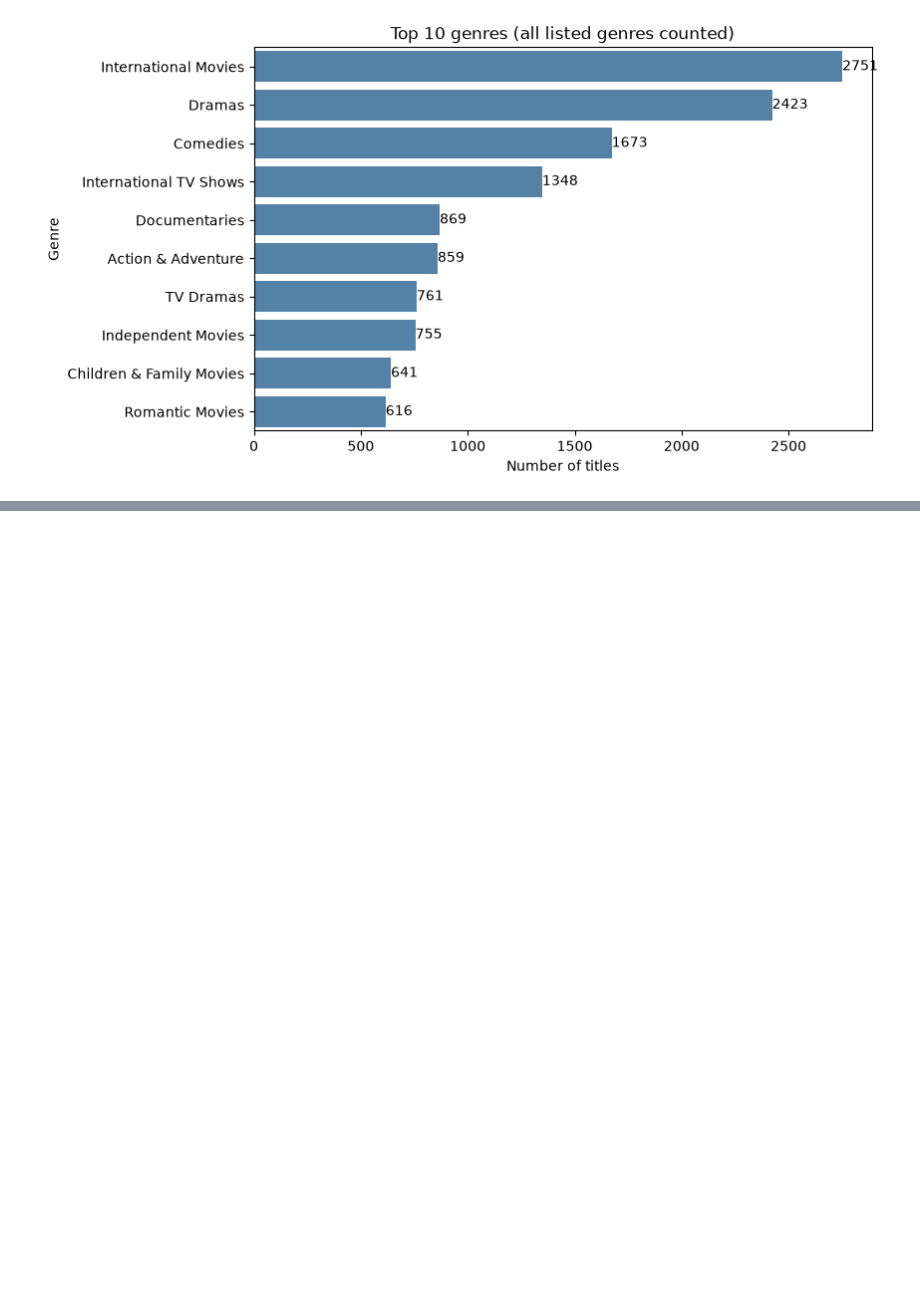
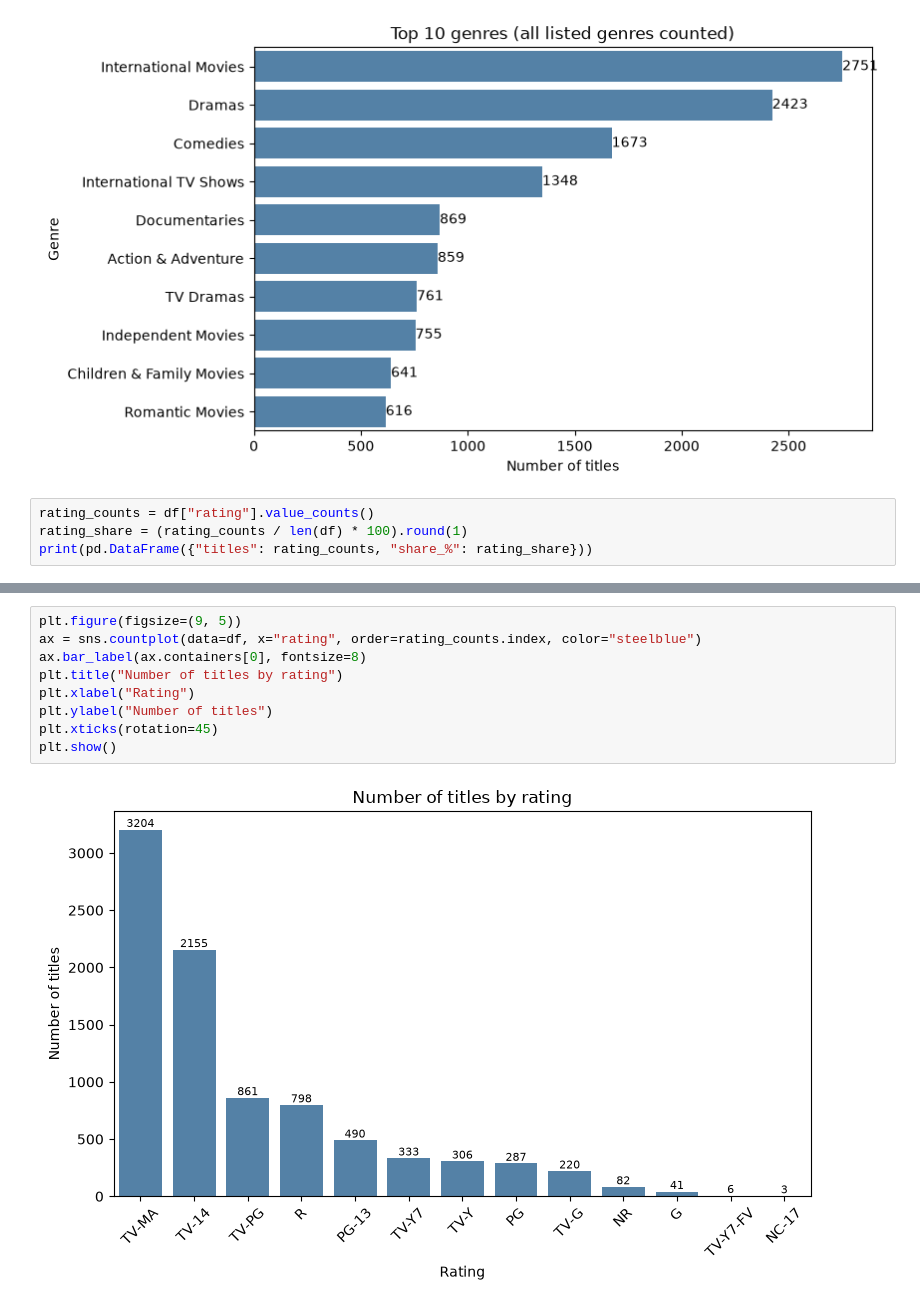
Before and after one commit to IrafashCactus/auspify-netflix-data-science, a Jupyter notebook: notebooks/02_eda.ipynb, the cells around one changed output, grey strips where cells are left out. Cells and saved outputs as stored; diff of their text form; blank space fills up the shorter version.

Commit message:
rating

```diff
--- a/notebooks/02_eda.ipynb
+++ b/notebooks/02_eda.ipynb
@@ -149,3 +149,7 @@ plt.ylabel("Genre")
 plt.show()
 # %% [output]
 [figure]
+# %%
+rating_counts = df["rating"].value_counts()
+rating_share = (rating_counts / len(df) * 100).round(1)
+print(pd.DataFrame({"titles": rating_counts, "share_%": rating_share}))
@@ -151,0 +172,11 @@ plt.show()
+# %%
+plt.figure(figsize=(9, 5))
+ax = sns.countplot(data=df, x="rating", order=rating_counts.index, color="steelblue")
+ax.bar_label(ax.containers[0], fontsize=8)
+plt.title("Number of titles by rating")
+plt.xlabel("Rating")
+plt.ylabel("Number of titles")
+plt.xticks(rotation=45)
+plt.show()
+# %% [output]
+[figure, added]
```
Also changed, not shown: parts of 1 cell of this notebook, 1 other file.
